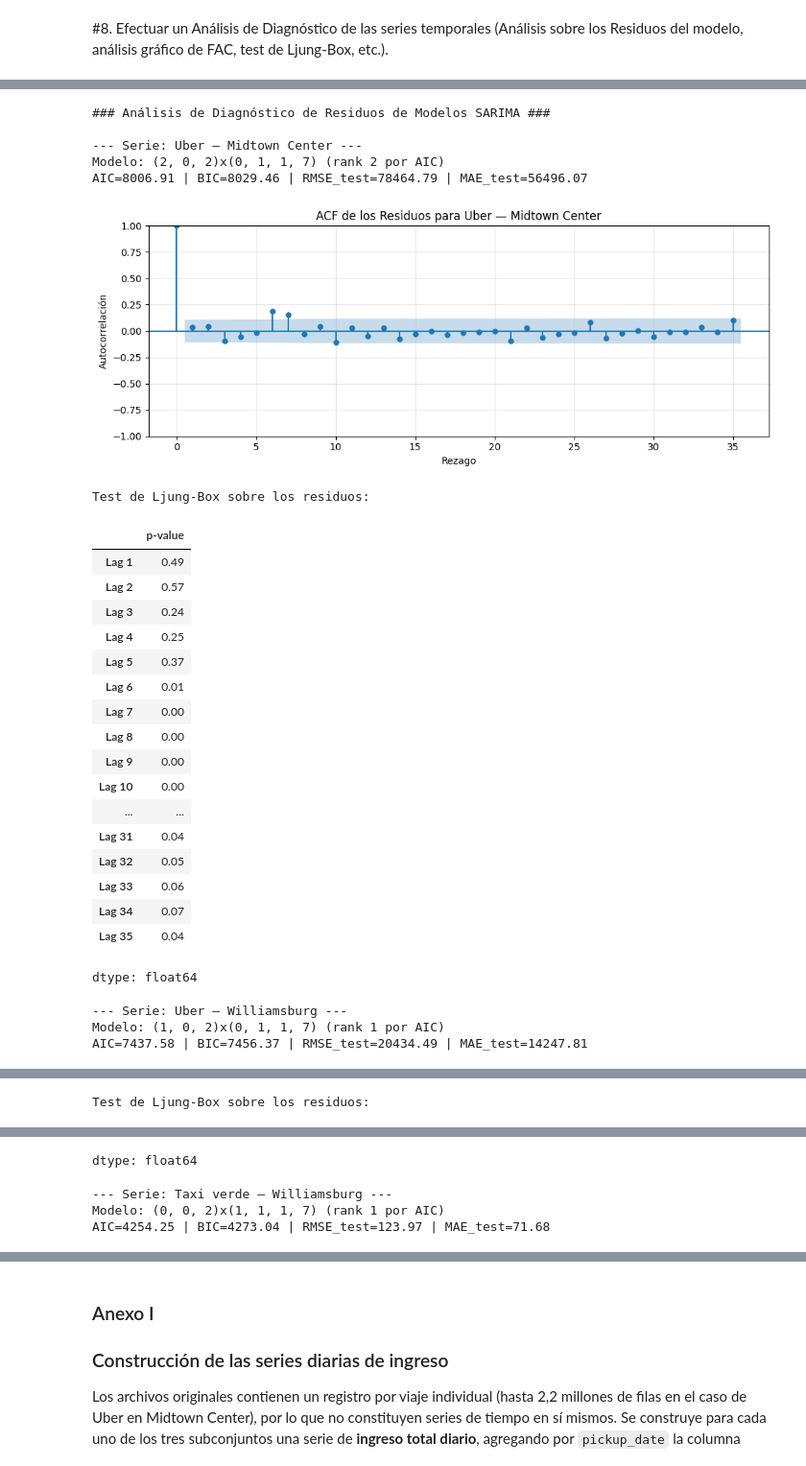
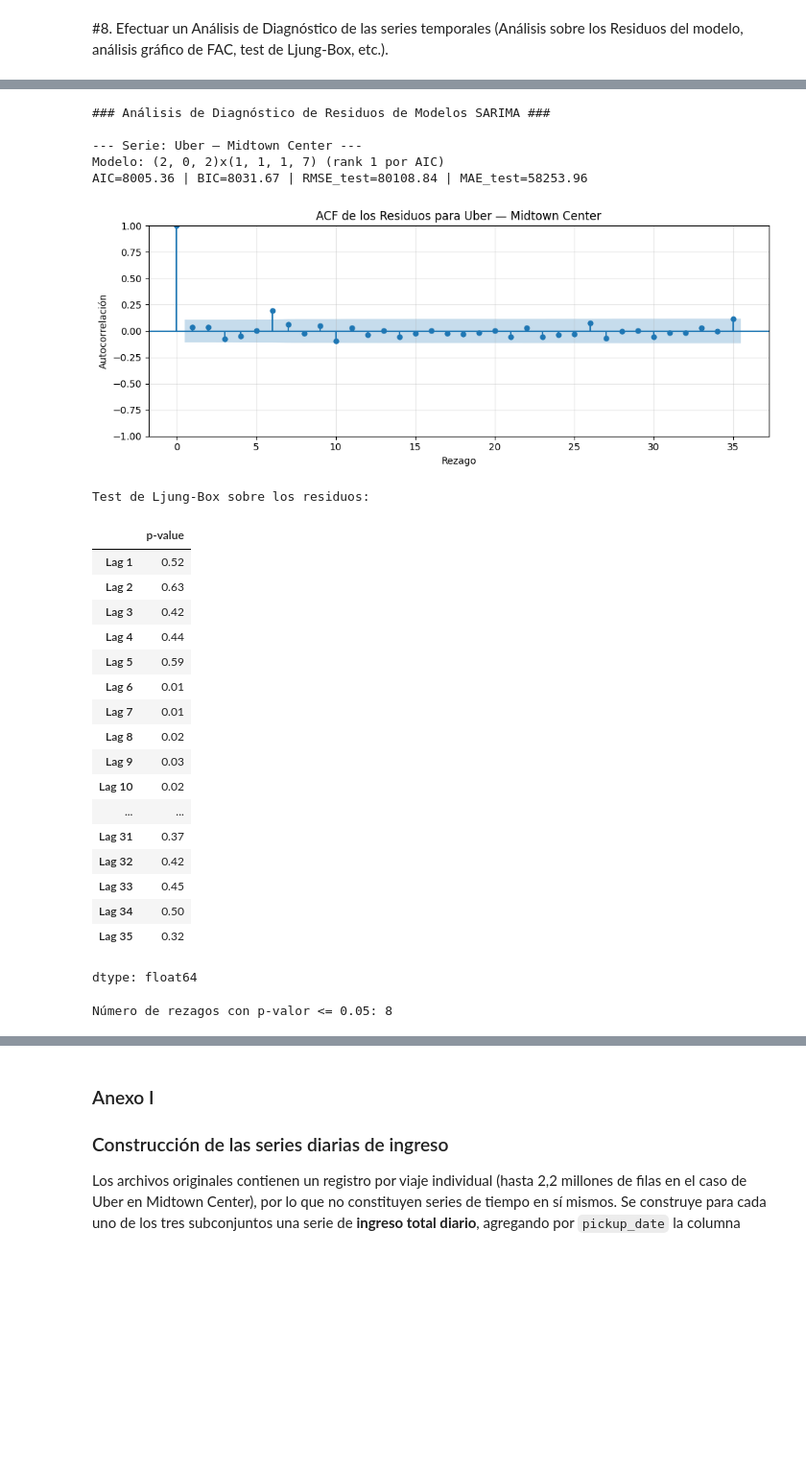
Before and after one commit to patriciasandagorda/AST, a Jupyter notebook: TP1_Series_Temporales_VPS.ipynb, the cells around one changed output, grey strips where cells are left out. Shown at 96% size. Saved outputs shown, nothing was run; the diff lists cells and outputs as text; code cells hidden in the pictures; blank space fills up the shorter version.

```diff
--- a/TP1_Series_Temporales_VPS.ipynb
+++ b/TP1_Series_Temporales_VPS.ipynb
@@ -877,6 +877,8 @@ for col in series_names:
 
 
     # --- 2. ARIMA Model ---
+    current_series = df_dif_estacional[col]
+    train, test = dividir_train_test(current_series)
     print("\nBuscando el mejor modelo ARIMA (no estacional)...")
     p_arima = [0, 1, 2, 3]
     d_arima = [0, 1]
@@ -1056,4 +1207,6 @@ Esto reafirma que para series temporales que exhiben patrones estacionales claro
 # %%
+#(2, 0, 2)   (1, 1, 1, 7)
+
 from statsmodels.graphics.tsaplots import plot_acf
 import matplotlib.pyplot as plt
 import pandas as pd
@@ -1061,17 +1214,13 @@ import statsmodels.stats.diagnostic as sm_diagnostic
 import numpy as np
 
 best_sarima_params = {
-    'uber_midtown': {'order': (2, 0, 2), 'seasonal_order': (0, 1, 1, 7), 'rank': 2},
-    'uber_williamsburg': {'order': (1, 0, 2), 'seasonal_order': (0, 1, 1, 7), 'rank': 1},
-    'taxi_verde_williamsburg': {'order': (0, 0, 2), 'seasonal_order': (1, 1, 1, 7), 'rank': 1}
+    'uber_midtown': {'order': (2, 0, 2), 'seasonal_order': (1, 1, 1, 7), 'rank': 1},
 }
 
 MAX_LAGS = 35
 
 # Definición de títulos
 titulos = {
-    'taxi_verde_williamsburg': 'Taxi verde — Williamsburg',
-    'uber_williamsburg': 'Uber — Williamsburg',
     'uber_midtown': 'Uber — Midtown Center',
 }
 
@@ -1082,69 +1231,66 @@ for col, params in best_sarima_params.items():
 
     sarima_info = dict_resultados[col]
 
     evaluation_result = evaluar_en_test(sarima_info['tabla_modelos'], sarima_info['train'], sarima_info['test'], rank=params['rank'])
     fit_obj = evaluation_result['fila']['fit_obj']
 
     # Residuos de los modelos
     residuals = fit_obj.resid
 
     # Plot ACF
     fig_acf, ax_acf = plt.subplots(figsize=(10, 4))
     plot_acf(residuals, lags=MAX_LAGS, ax=ax_acf, title=f'ACF de los Residuos para {titulos[col]}')
     ax_acf.set_xlabel('Rezago')
     ax_acf.set_ylabel('Autocorrelación')
     plt.tight_layout()
     plt.show()
 
     print('\nTest de Ljung-Box sobre los residuos:')
 
     if not pd.api.types.is_numeric_dtype(residuals):
-        print("Error: Residuals are not numeric. Attempting conversion.")
-        residuals = pd.to_numeric(residuals, errors='coerce').dropna()
-        if residuals.empty:
-            print("Converted residuals are empty, skipping Ljung-Box test.")
-            continue
+      print("Error: Residuals are not numeric. Attempting conversion.")
+      residuals = pd.to_numeric(residuals, errors='coerce').dropna()
+      if residuals.empty:
+        print("Converted residuals are empty, skipping Ljung-Box test.")
+        continue
 
     raw_ljungbox_result = sm_diagnostic.acorr_ljungbox(residuals, lags=MAX_LAGS)
 
+        # obtengo el pvalue del DataFrame
+    if isinstance(raw_ljungbox_result, pd.DataFrame):
+      actual_p_values_series = raw_ljungbox_result['lb_pvalue']
+      display(pd.Series(actual_p_values_series.values, name='p-value', index=[f'Lag {i+1}' for i in range(MAX_LAGS)]).round(4))
 
-    # obtengo el pvalue del DataFrame
-    if isinstance(raw_ljungbox_result, pd.DataFrame):
-        actual_p_values_series = raw_ljungbox_result['lb_pvalue']
+      # Contar cuántos p-valores son menores o iguales a 0.05
+      num_significant_lags = (actual_p_values_series <= 0.05).sum()
+      print(f"Número de rezagos con p-valor <= 0.05: {num_significant_lags}")
 
-        display(pd.Series(actual_p_values_series.values, name='p-value', index=[f'Lag {i+1}' for i in range(MAX_LAGS)]).round(4))
     else:
-        print("Error: El resultado de sm_diagnostic.acorr_ljungbox no es el formato esperado (DataFrame).")
-
-print('Interpretación del Test de Ljung-Box:')
-print('Un p-valor > 0.05 (para un nivel de significancia del 5%) sugiere que los residuos son ruido blanco.')
-print('Si los p-valores son consistentemente bajos, los residuos pueden no ser ruido blanco y el modelo podría no ser adecuado.')
+      print("Error: El resultado de sm_diagnostic.acorr_ljungbox no es el formato esperado (DataFrame).")
 # %% [output]
 ### Análisis de Diagnóstico de Residuos de Modelos SARIMA ###
 
 --- Serie: Uber — Midtown Center ---
-Modelo: (2, 0, 2)x(0, 1, 1, 7) (rank 2 por AIC)
-AIC=8006.91 | BIC=8029.46 | RMSE_test=78464.79 | MAE_test=56496.07
+Modelo: (2, 0, 2)x(1, 1, 1, 7) (rank 1 por AIC)
+AIC=8005.36 | BIC=8031.67 | RMSE_test=80108.84 | MAE_test=58253.96
-[figure, old version]
+[figure, new version]
 Test de Ljung-Box sobre los residuos:
 |  | p-value |
-| Lag 1 | 0.49 |
-| Lag 2 | 0.57 |
-| Lag 3 | 0.24 |
-| Lag 4 | 0.25 |
-| Lag 5 | 0.37 |
+| Lag 1 | 0.52 |
+| Lag 2 | 0.63 |
+| Lag 3 | 0.42 |
+| Lag 4 | 0.44 |
+| Lag 5 | 0.59 |
 | Lag 6 | 0.01 |
-| Lag 7 | 0.00 |
-| Lag 8 | 0.00 |
-| Lag 9 | 0.00 |
-| Lag 10 | 0.00 |
+| Lag 7 | 0.01 |
+| Lag 8 | 0.02 |
+| Lag 9 | 0.03 |
+| Lag 10 | 0.02 |
 | ... | ... |
-| Lag 31 | 0.04 |
-| Lag 32 | 0.05 |
-| Lag 33 | 0.06 |
-| Lag 34 | 0.07 |
-| Lag 35 | 0.04 |
+| Lag 31 | 0.37 |
+| Lag 32 | 0.42 |
+| Lag 33 | 0.45 |
+| Lag 34 | 0.50 |
+| Lag 35 | 0.32 |
 dtype: float64
---- Serie: Uber — Williamsburg ---
-Modelo: (1, 0, 2)x(0, 1, 1, 7) (rank 1 por AIC)
-AIC=7437.58 | BIC=7456.37 | RMSE_test=20434.49 | MAE_test=14247.81
+Número de rezagos con p-valor <= 0.05: 8
@@ -1152 +1296,0 @@ AIC=7437.58 | BIC=7456.37 | RMSE_test=20434.49 | MAE_test=14247.81
-Test de Ljung-Box sobre los residuos:
@@ -1170,4 +1296,0 @@ Test de Ljung-Box sobre los residuos:
-dtype: float64
---- Serie: Taxi verde — Williamsburg ---
-Modelo: (0, 0, 2)x(1, 1, 1, 7) (rank 1 por AIC)
-AIC=4254.25 | BIC=4273.04 | RMSE_test=123.97 | MAE_test=71.68
```
Also changed, not shown: parts of 13 cells of this notebook.
